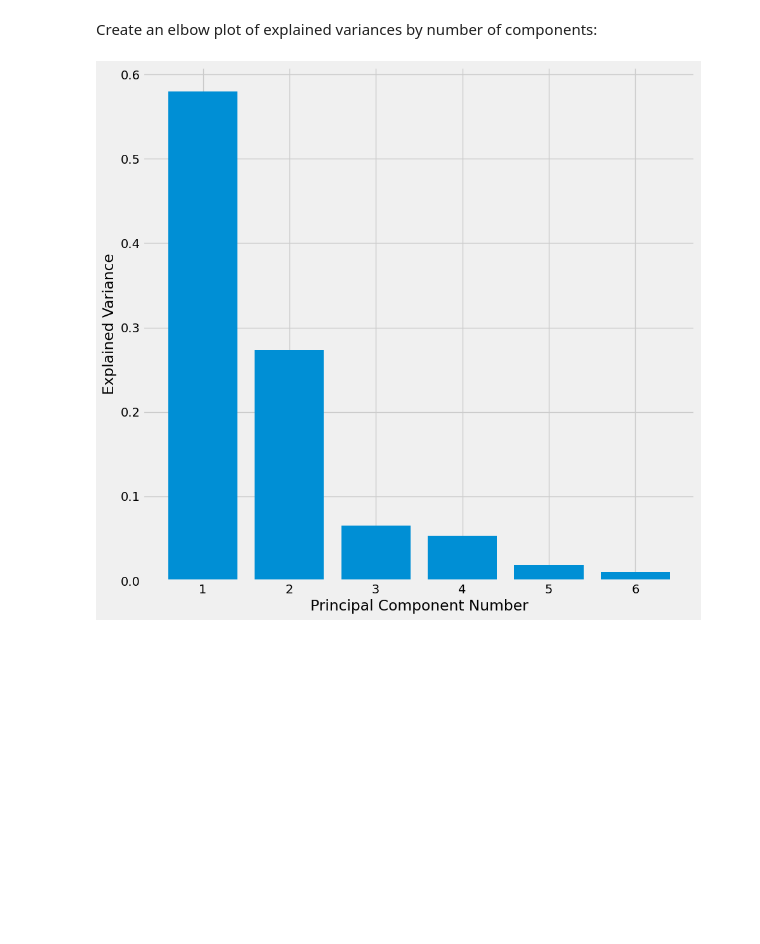
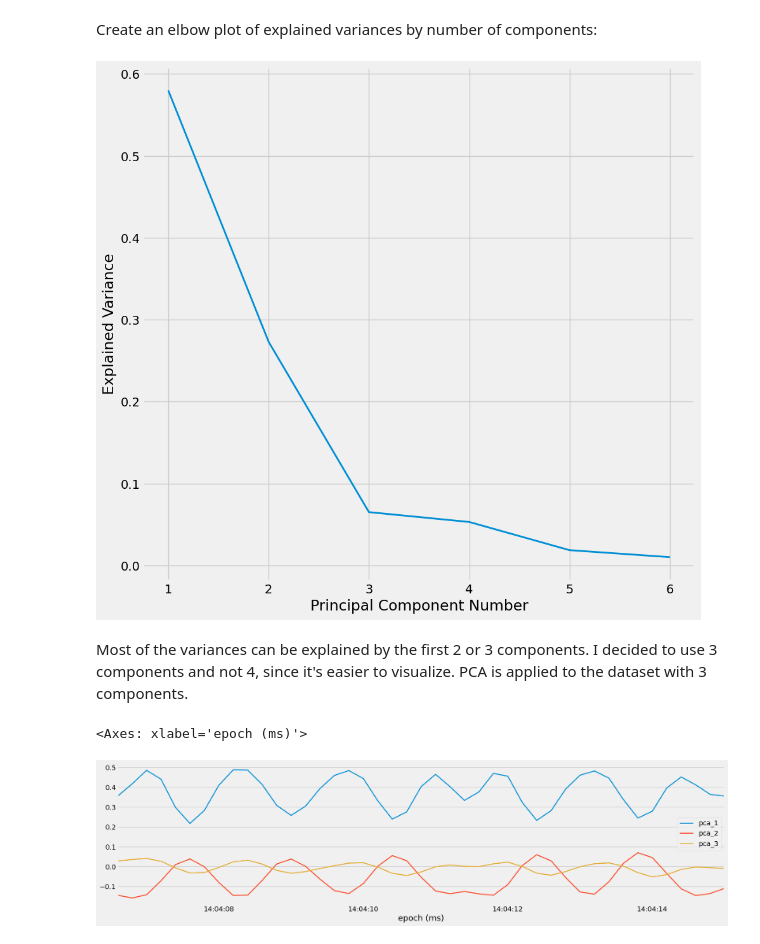
Before and after one commit to nkeblawi/nk-fitness-tracker, a Jupyter notebook: notebooks/nk-fitness-tracker-p3-feature-engineering.ipynb, the cells around one changed output. Drawn from its saved outputs; the diff is of its cells as text; code cells hidden in the pictures; blank space fills up the shorter version.

Commit message:
Added feature engineering and plotting to notebook, removed plotting code from build_features.py

```diff
--- a/notebooks/nk-fitness-tracker-p3-feature-engineering.ipynb
+++ b/notebooks/nk-fitness-tracker-p3-feature-engineering.ipynb
@@ -157,11 +159,23 @@ pc_values = PCA.determine_pc_explained_variance(df_pca, predictor_columns)
 # %% [markdown]
 Create an elbow plot of explained variances by number of components:
 # %%
-import sys
-
-sys.path.append("../")
 import src.visualization.visualize as vis
 
 vis.plot_pc_explained_variance(pc_values, predictor_columns)
 # %% [output]
-[figure, old version]
+[figure, new version]
+# %% [markdown]
+Most of the variances can be explained by the first 2 or 3 components. I decided to use 3 components and not 4, since it's easier to visualize. PCA is applied to the dataset with 3 components.
+# %%
+# Set number of components
+n_components = 3
+
+# Add only the first 3 principal components to the dataframe
+df_pca = PCA.apply_pca(df_pca, predictor_columns, n_components)
+
+# Plot a subset of the data to see the effects of PCA
+subset = df_pca[df_pca["set"] == 35]
+subset[["pca_1", "pca_2", "pca_3"]].plot()
+# %% [output]
+<Axes: xlabel='epoch (ms)'>
+[figure, added]
```
Also changed, not shown: parts of 18 cells of this notebook, 2 other files.
